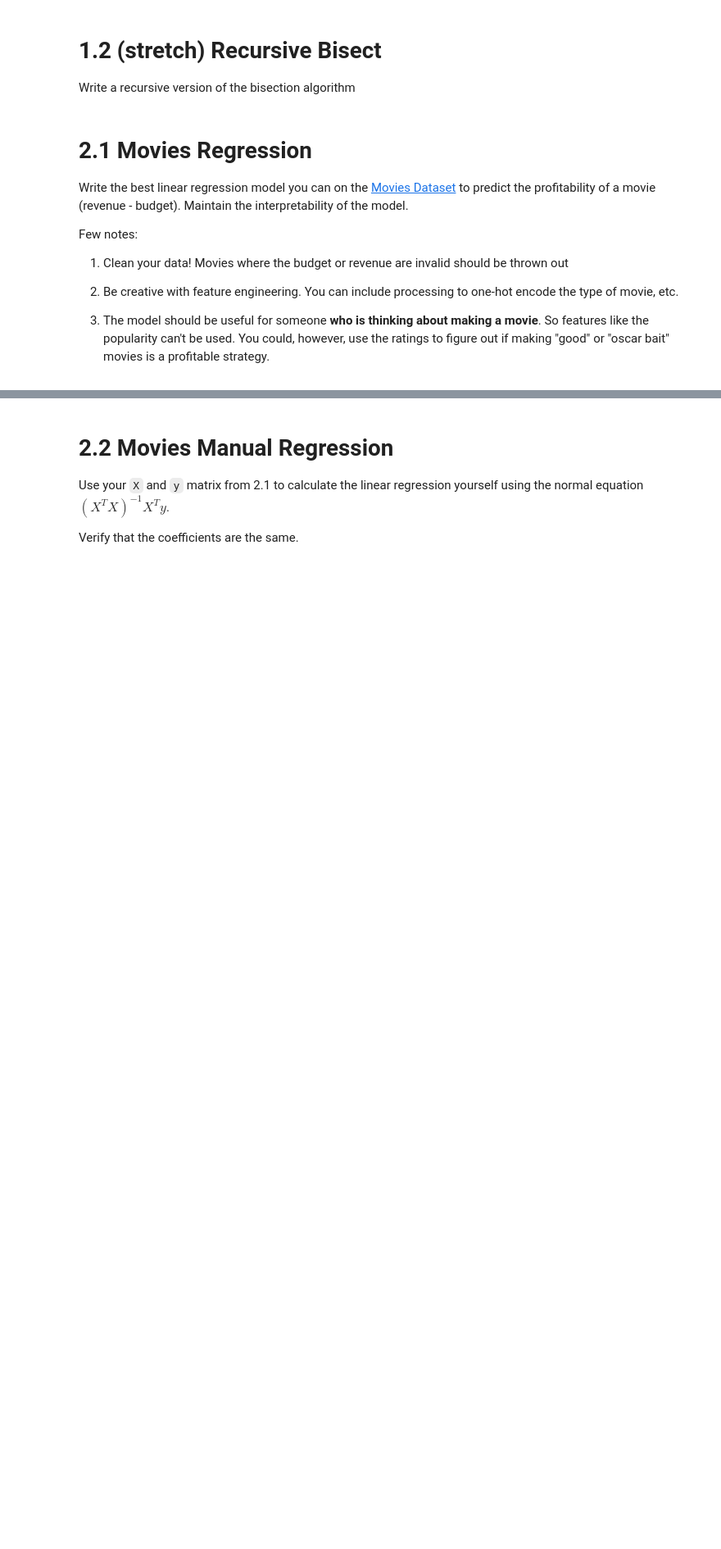
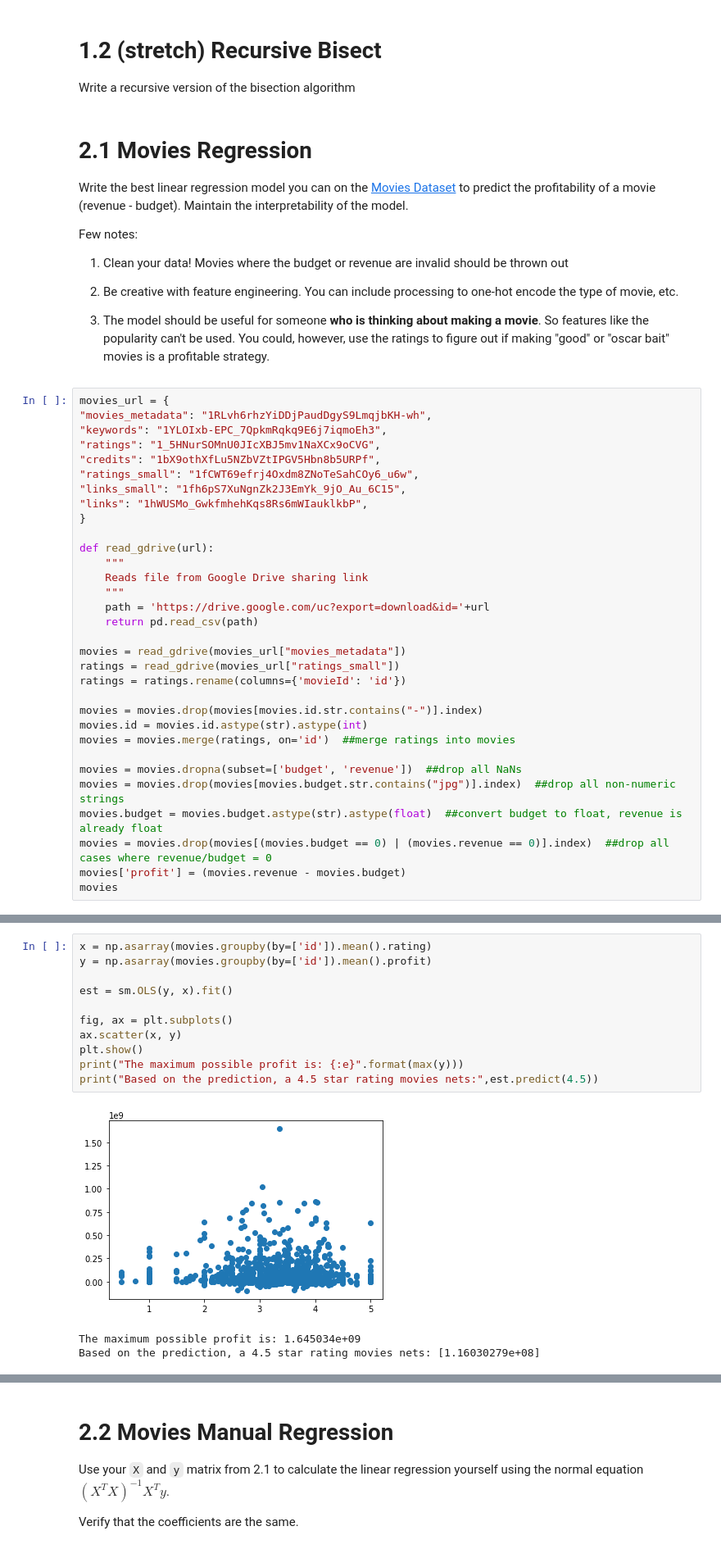
Before and after one commit to cb-ds-1/3-5-optimization, a Jupyter notebook: Workshop_ Maximum likelihood.ipynb, the cells around one changed output, grey strips where cells are left out. Shown at 82% size. Saved outputs shown, nothing was run; the diff lists cells and outputs as text; blank space fills up the shorter version.

```diff
--- a/Workshop_ Maximum likelihood.ipynb
+++ b/Workshop_ Maximum likelihood.ipynb
@@ -45,3 +69,35 @@ Few notes:
 2. Be creative with feature engineering. You can include processing to one-hot encode the type of movie, etc.
 
 3. The model should be useful for someone **who is thinking about making a movie**. So features like the popularity can't be used. You could, however, use the ratings to figure out if making "good" or "oscar bait" movies is a profitable strategy.
+# %%
+movies_url = {
+"movies_metadata": "1RLvh6rhzYiDDjPaudDgyS9LmqjbKH-wh",
+"keywords": "1YLOIxb-EPC_7QpkmRqkq9E6j7iqmoEh3",
+"ratings": "1_5HNurSOMnU0JIcXBJ5mv1NaXCx9oCVG",
+"credits": "1bX9othXfLu5NZbVZtIPGV5Hbn8b5URPf",
+"ratings_small": "1fCWT69efrj4Oxdm8ZNoTeSahCOy6_u6w",
+"links_small": "1fh6pS7XuNgnZk2J3EmYk_9jO_Au_6C15",
+"links": "1hWUSMo_GwkfmhehKqs8Rs6mWIauklkbP",
+}
+
+def read_gdrive(url):
+    """
+    Reads file from Google Drive sharing link
+    """
+    path = 'https://drive.google.com/uc?export=download&id='+url
+    return pd.read_csv(path)
+
+movies = read_gdrive(movies_url["movies_metadata"])
+ratings = read_gdrive(movies_url["ratings_small"])
+ratings = ratings.rename(columns={'movieId': 'id'})
+
+movies = movies.drop(movies[movies.id.str.contains("-")].index)
+movies.id = movies.id.astype(str).astype(int)
+movies = movies.merge(ratings, on='id')  ##merge ratings into movies
+
+movies = movies.dropna(subset=['budget', 'revenue'])  ##drop all NaNs
+movies = movies.drop(movies[movies.budget.str.contains("jpg")].index)  ##drop all non-numeric strings
+movies.budget = movies.budget.astype(str).astype(float)  ##convert budget to float, revenue is already float
+movies = movies.drop(movies[(movies.budget == 0) | (movies.revenue == 0)].index)  ##drop all cases where revenue/budget = 0
+movies['profit'] = (movies.revenue - movies.budget)
+movies
@@ -47,0 +146,15 @@ Few notes:
+# %%
+x = np.asarray(movies.groupby(by=['id']).mean().rating)
+y = np.asarray(movies.groupby(by=['id']).mean().profit)
+
+est = sm.OLS(y, x).fit()
+
+fig, ax = plt.subplots()
+ax.scatter(x, y)
+plt.show()
+print("The maximum possible profit is: {:e}".format(max(y)))
+print("Based on the prediction, a 4.5 star rating movies nets:",est.predict(4.5))
+# %% [output]
+[figure, added]
+The maximum possible profit is: 1.645034e+09
+Based on the prediction, a 4.5 star rating movies nets: [1.16030279e+08]
```
Also changed, not shown: parts of 10 cells of this notebook.
